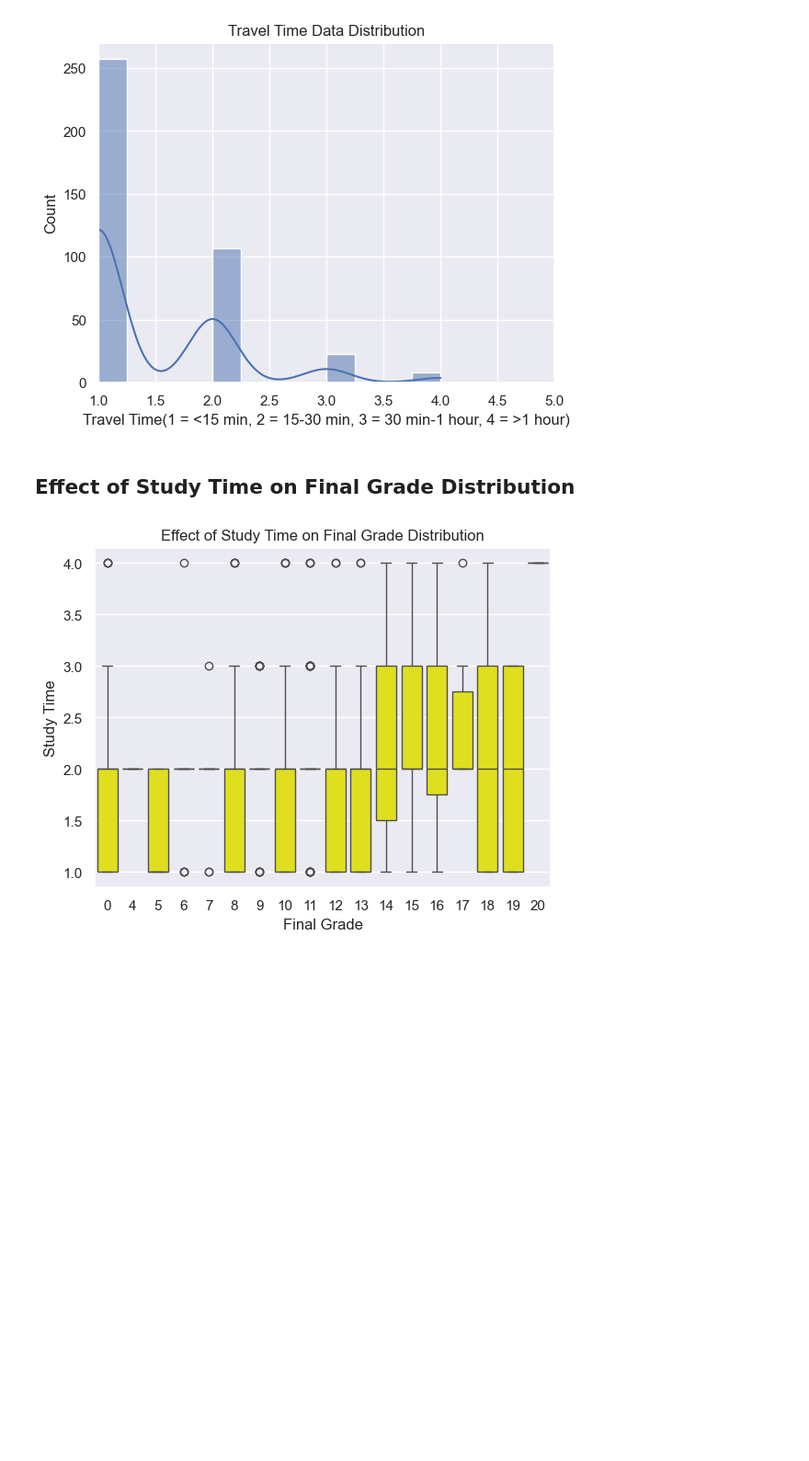
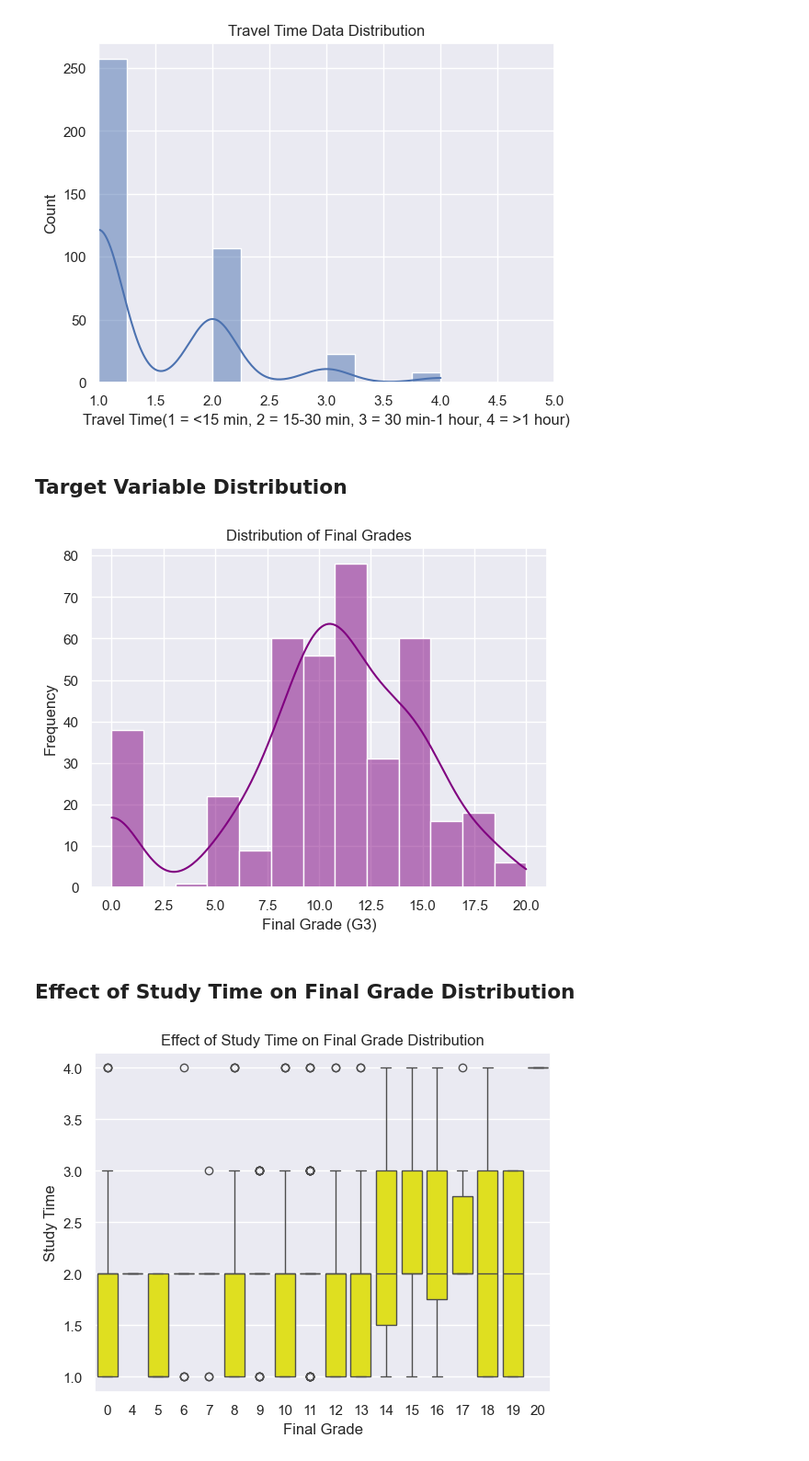
Before and after one commit to codewithraphael/ml-projects, a Jupyter notebook: Students Performance/Notebook/students_performance.ipynb, the cells around one changed output. Shown at 92% size. Drawn from its saved outputs; the diff is of its cells as text; code cells hidden in the pictures; blank space fills up the shorter version.

```diff
--- a/Students Performance/Notebook/students_performance.ipynb
+++ b/Students Performance/Notebook/students_performance.ipynb
@@ -119,9 +141,20 @@ traveltime
 4      8
 Name: count, dtype: int64
 [figure]
-# %% [markdown]
-Effect of Study Time on Final Grade Distribution
--
+# %% [markdown]
+Target Variable Distribution
+-
+# %%
+sns.histplot(data=students_mat, x='G3', kde=True, color='purple')
+plt.xlabel('Final Grade (G3)')
+plt.ylabel('Frequency')
+plt.title('Distribution of Final Grades')
+plt.show()
+# %% [output]
+[figure, added]
+# %% [markdown]
+Effect of Study Time on Final Grade Distribution
+-
 # %%
 sns.boxplot(data=students_mat, x='G3', y='studytime', color='yellow')
 plt.title('Effect of Study Time on Final Grade Distribution')
```
Also changed, not shown: parts of 9 cells of this notebook.
